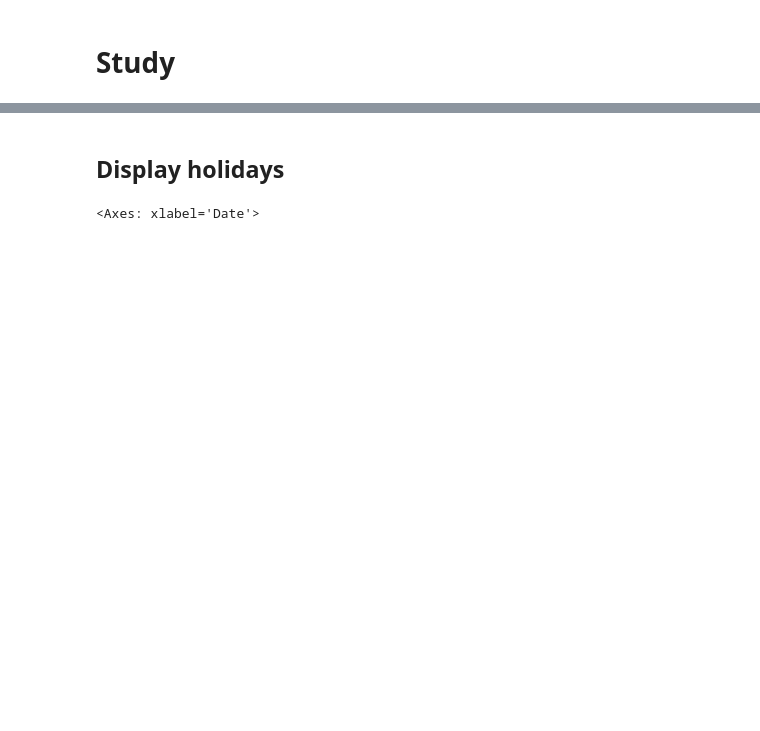
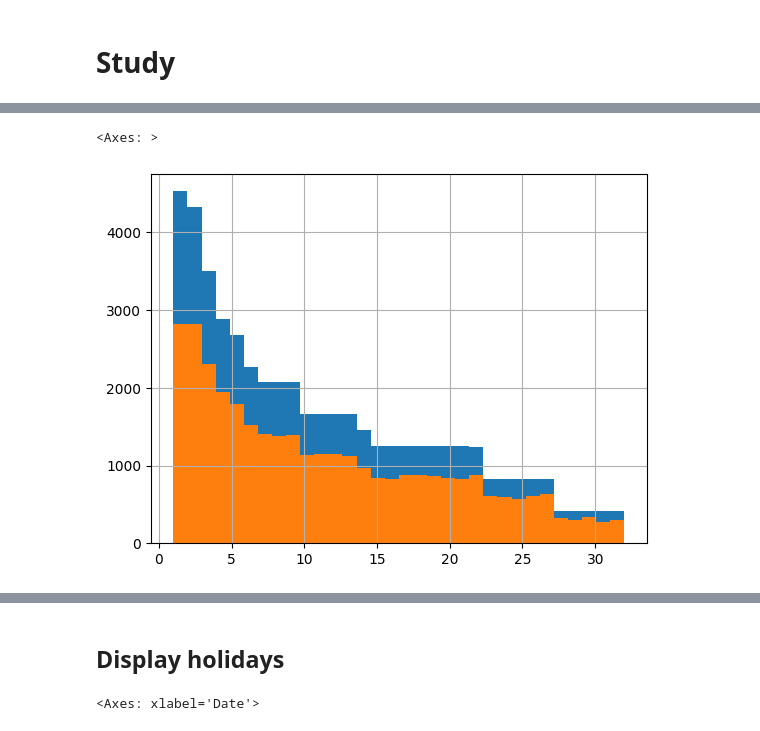
Before and after one commit to Fnor-BE/on-duty-2024, a Jupyter notebook: on-duty.ipynb, the cells around one changed output, grey strips where cells are left out. Drawn from its saved outputs; the diff is of its cells as text; code cells hidden in the pictures; blank space fills up the shorter version.

```diff
--- a/on-duty.ipynb
+++ b/on-duty.ipynb
@@ -65,0 +206,7 @@ df
+# %%
+days_off = work_days[ work_days['Category'] == 'Working' ]
+work_days['DaysToHoliday'].hist(bins=32)
+days_off['DaysToHoliday'].hist(bins=32)
+# %% [output]
+<Axes: >
+[figure, added]
```
Also changed, not shown: parts of 16 cells of this notebook.
